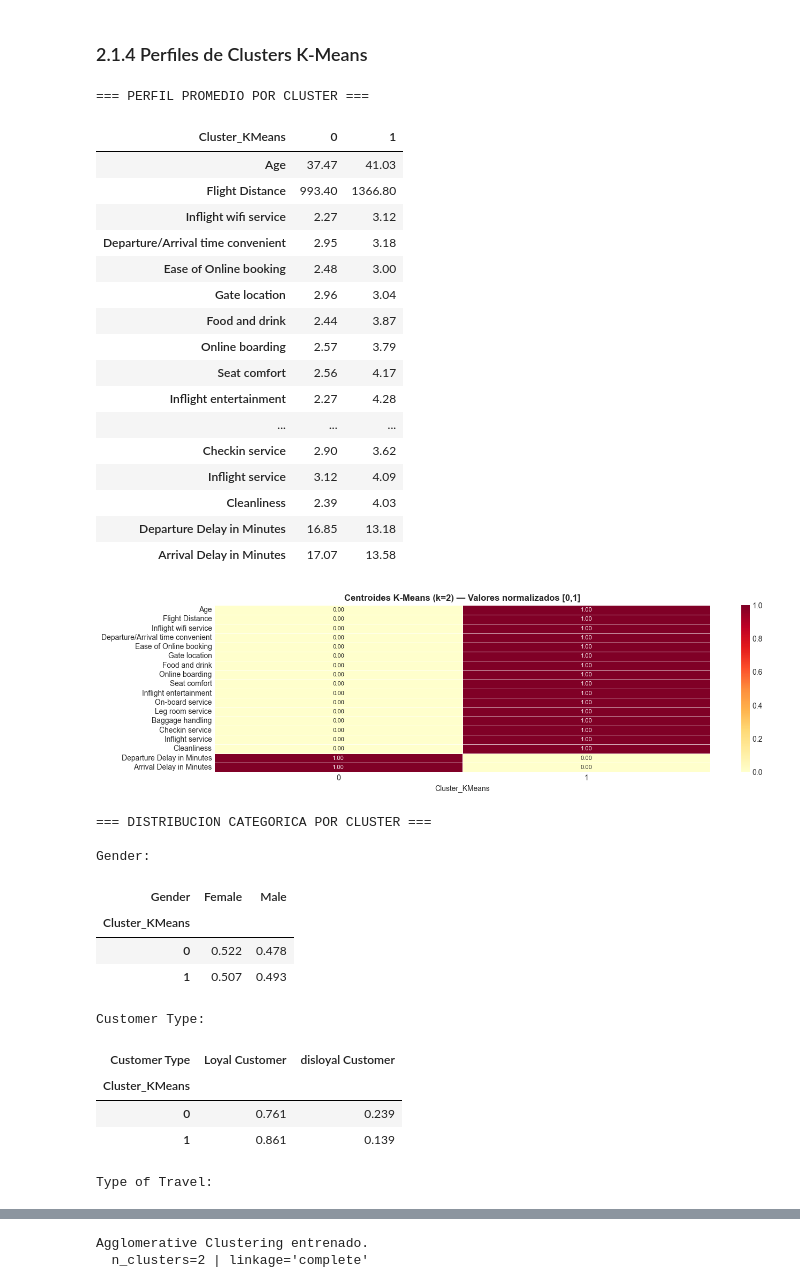
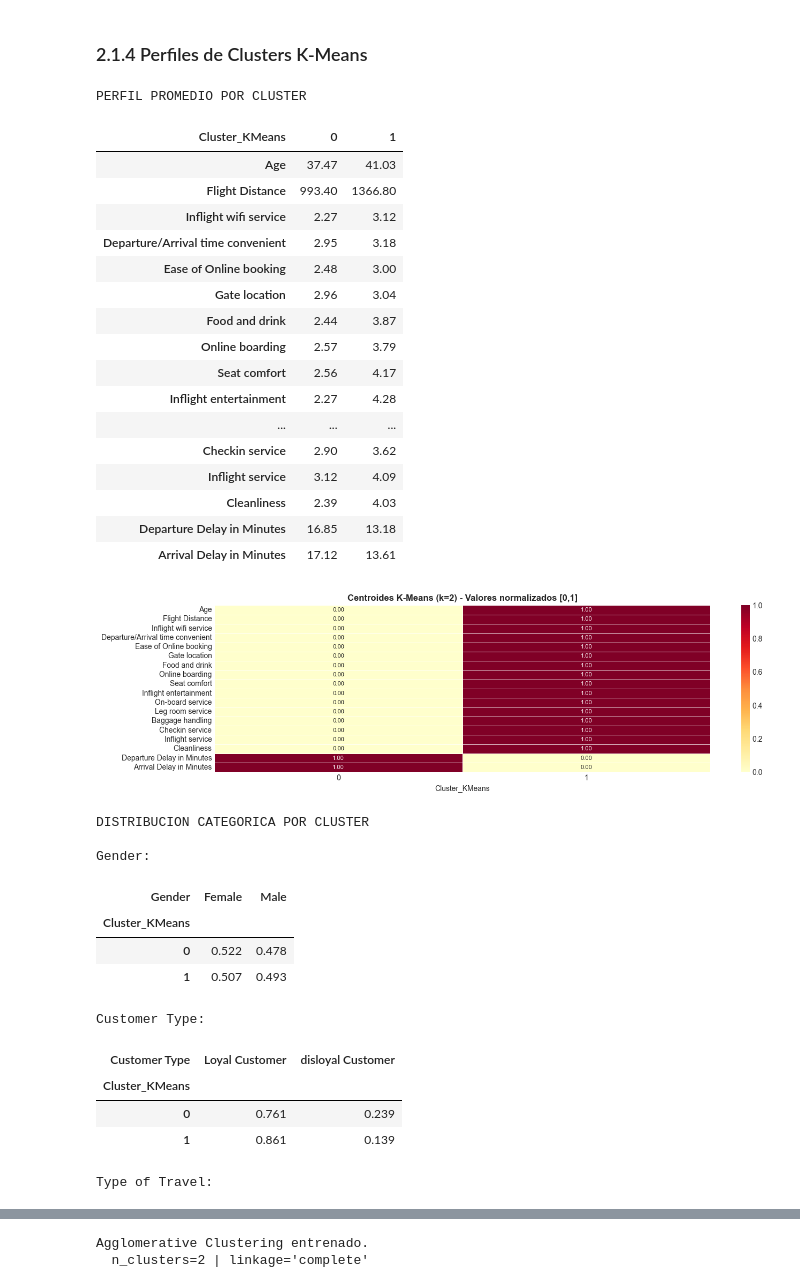
Before and after one commit to aspd-2501/Lab4-AM, a Jupyter notebook: Lab4.ipynb, the cells around one changed output, grey strips where cells are left out. Cells and saved outputs as stored; diff of their text form; code cells hidden in the pictures.

```diff
--- a/Lab4.ipynb
+++ b/Lab4.ipynb
@@ -397,27 +346,21 @@ Con base en los hallazgos de la exploración, aplicamos las siguientes transform
 # %%
 df_clean = df.copy()
 
-# ── 1. Eliminar columnas no pertinentes ────────────────────────────────────────
+# Eliminar columnas no pertinentes
 # Columna índice (si existe)
 drop_cols = [c for c in df_clean.columns if c.lower() in ['unnamed: 0', 'id']]
 if drop_cols:
     df_clean.drop(columns=drop_cols, inplace=True)
     print(f"Columnas índice eliminadas: {drop_cols}")
 
-# ── 2. Separar variable de referencia (satisfacción) ──────────────────────────
-if 'satisfaction' in df_clean.columns:
-    satisfaction_ref = df_clean['satisfaction'].copy()
-    df_clean.drop(columns=['satisfaction'], inplace=True)
-    print(f"'satisfaction' separada como referencia cualitativa ({satisfaction_ref.nunique()} valores únicos).")
-
-# ── 3. Tratar valores nulos ────────────────────────────────────────────────────
+# Tratar valores nulos
 nulos_antes = df_clean.isnull().sum().sum()
 # Imputar columnas numéricas con mediana (robusto a outliers)
 for col in df_clean.select_dtypes(include=[np.number]).columns:
     if df_clean[col].isnull().any():
         mediana = df_clean[col].median()
         df_clean[col].fillna(mediana, inplace=True)
-        print(f"  → '{col}': nulos imputados con mediana ({mediana:.2f})")
+        print(f" '{col}': nulos imputados con mediana ({mediana:.2f})")
 
 # Imputar columnas categóricas con moda
 for col in df_clean.select_dtypes(include='object').columns:
@@ -429,13 +372,13 @@ for col in df_clean.select_dtypes(include='object').columns:
 nulos_despues = df_clean.isnull().sum().sum()
 print(f"\nNulos antes: {nulos_antes} | Después: {nulos_despues}")
 
-# ── 4. Eliminar duplicados ─────────────────────────────────────────────────────
+# Eliminar duplicados
 n_dup = df_clean.duplicated().sum()
 df_clean.drop_duplicates(inplace=True)
 df_clean.reset_index(drop=True, inplace=True)
 print(f"\n Duplicados eliminados: {n_dup}")
 
-# ── 5. Corregir valores de calificaciones fuera de rango [0,5] ────────────────
+# Corregir valores de calificaciones fuera de rango [0,5]
 rating_cols = [c for c in df_clean.select_dtypes(include=[np.number]).columns
                if df_clean[c].max() <= 6 and df_clean[c].min() >= 0 and df_clean[c].nunique() <= 7]
 for col in rating_cols:
@@ -759,7 +705,7 @@ resultados['K-Means'] = res_kmeans
 df_perfiles = X_raw.copy()
 df_perfiles['Cluster_KMeans'] = kmeans_labels
 
-print("=== PERFIL PROMEDIO POR CLUSTER ===")
+print("PERFIL PROMEDIO POR CLUSTER")
 display(df_perfiles.groupby('Cluster_KMeans')[COLS_NUM_CONT].mean().round(2).T)
 
 
@@ -767,39 +713,39 @@ scaler_viz = MinMaxScaler()
 centroids_raw = df_perfiles.groupby('Cluster_KMeans')[COLS_NUM_CONT].mean()
 centroids_norm = pd.DataFrame(scaler_viz.fit_transform(centroids_raw),
     columns=COLS_NUM_CONT, index=centroids_raw.index)
 
 fig, ax = plt.subplots(figsize=(14, max(4, best_k)))
 sns.heatmap(centroids_norm.T, annot=True, fmt='.2f', cmap='YlOrRd',
             linewidths=0.5, ax=ax, annot_kws={'size': 8})
-ax.set_title(f'Centroides K-Means (k={best_k}) — Valores normalizados [0,1]', fontweight='bold')
+ax.set_title(f'Centroides K-Means (k={best_k}) - Valores normalizados [0,1]', fontweight='bold')
 plt.tight_layout(); plt.show()
 
 if COLS_CAT:
-    print("\n=== DISTRIBUCION CATEGORICA POR CLUSTER ===")
+    print("\nDISTRIBUCION CATEGORICA POR CLUSTER")
     for col in COLS_CAT[:3]:
         ct = pd.crosstab(df_perfiles['Cluster_KMeans'], df_perfiles[col], normalize='index').round(3)
         print(f"\n{col}:"); display(ct)
 # %% [output]
-=== PERFIL PROMEDIO POR CLUSTER ===
+PERFIL PROMEDIO POR CLUSTER
 | Cluster_KMeans | 0 | 1 |
 | Age | 37.47 | 41.03 |
 | Flight Distance | 993.40 | 1366.80 |
 | Inflight wifi service | 2.27 | 3.12 |
 | Departure/Arrival time convenient | 2.95 | 3.18 |
 | Ease of Online booking | 2.48 | 3.00 |
 | Gate location | 2.96 | 3.04 |
 | Food and drink | 2.44 | 3.87 |
 | Online boarding | 2.57 | 3.79 |
 | Seat comfort | 2.56 | 4.17 |
 | Inflight entertainment | 2.27 | 4.28 |
 | ... | ... | ... |
 | Checkin service | 2.90 | 3.62 |
 | Inflight service | 3.12 | 4.09 |
 | Cleanliness | 2.39 | 4.03 |
 | Departure Delay in Minutes | 16.85 | 13.18 |
-| Arrival Delay in Minutes | 17.07 | 13.58 |
+| Arrival Delay in Minutes | 17.12 | 13.61 |
 [figure]
-=== DISTRIBUCION CATEGORICA POR CLUSTER ===
+DISTRIBUCION CATEGORICA POR CLUSTER
 
 Gender:
 | Gender | Female | Male |
```
Also changed, not shown: parts of 118 cells of this notebook.
